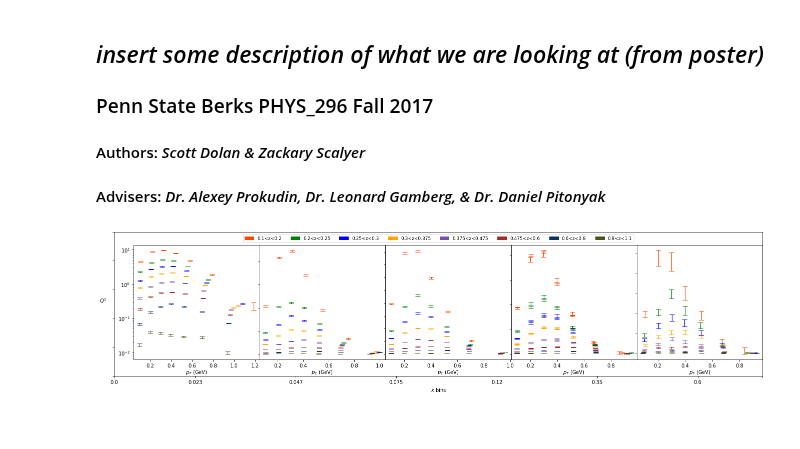
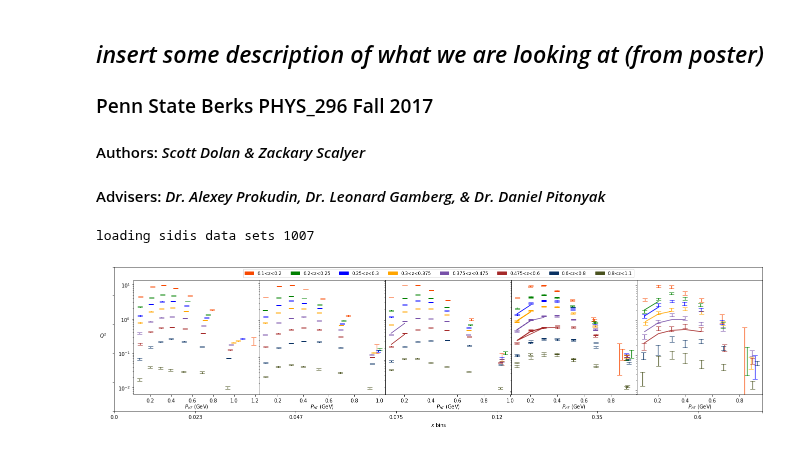
Before and after one commit to prokudin/PSU-PHYS296, a Jupyter notebook: Python/notebooks/Hermes1000V6.2N.ipynb, the cells around one changed output. Drawn from its saved outputs; the diff is of its cells as text; code cells hidden in the pictures.

Commit message:
plot

```diff
--- a/Python/notebooks/Hermes1000V6.2N.ipynb
+++ b/Python/notebooks/Hermes1000V6.2N.ipynb
@@ -16,17 +20,35 @@ import matplotlib.patches as mpatches
 from matplotlib.backends.backend_pdf import PdfPages
 # enable plots in the notebook
 %matplotlib inline
+# %%
+rc("font", **{"family": "sans-serif", "sans-serif": ["Helvetica"]})
+
+conf = load_config("../fitlab/inputs/upol_hermes_noevolution.py")
+
+conf["resman"] = RESMAN(conf)
+conf["resman"].get_residuals(conf["parman"].par)
+
+data = pd.concat(pd.DataFrame(d)
+                 for d in conf["resman"].sidisres.tabs.values())
+
+data = data[(data["hadron"] == "pi+") &
+            (data["target"] == "proton")]
+# %% [output]
+loading sidis data sets 1007
 # %%
 #####################
 # reading the data ##
 #####################
 #dat=pd.read_excel('E:/Laptop/School/Interships/Dr_Prokudin/Juniper82/PHYS296/dat/expdat/1000.xlsx');
-dat=pd.read_excel('C:/Users/Dolam/Documents/Scott/1000.xlsx');
+#dat=pd.read_excel('C:/Users/Dolam/Documents/Scott/1000.xlsx');
+dat=pd.read_excel('../database/sidis/expdata/1000.xlsx');
 # %%
 ######################
 # Calculated values ##
 ######################
 dat["delta"] = np.sqrt(dat["stat_u"]**2.0) # measurment error
+
+data["delta"] = np.sqrt(data["stat_u"]**2.0) # measurment error
 # %%
 ##################
 ## Binning data ##
@@ -42,6 +64,10 @@ dat['xBin'] = pd.cut(dat['x'], xBin,labels = False, retbins=0)
 dat['Q2Bin'] = pd.cut(dat['Q2'], Q2Bin,labels = False, retbins=0)
 dat['zBin'] = pd.cut(dat['z'], zBin,labels = False, retbins=0)
 
+data['xBin'] = pd.cut(data['x'], xBin,labels = False, retbins=0)
+data['Q2Bin'] = pd.cut(data['Q2'], Q2Bin,labels = False, retbins=0)
+data['zBin'] = pd.cut(data['z'], zBin,labels = False, retbins=0)
+
 # bins for x and y that have non-empty intersection
 pTdatmod=[0,1,2,3,4] # xBins that overlap Q2Bins
 valuedatmod=[0] # Q2bins that overlap xBins
@@ -50,7 +76,7 @@ valuedatmod=[0] # Q2bins that overlap xBins
 # HermesPlot ##
 ###############  Reduced matix
 # initialize the figure
-fig1=py.figure(figsize=(18, 4),facecolor="white") # figsize; wxh in inche
+fig1=plt.figure(figsize=(18, 4),facecolor="white") # figsize; wxh in inche
 globalGrid=gridspec.GridSpec(1, 1,left=0.03,right=1,top=.91,bottom=.115, wspace=0.0, hspace=0.0) # plot for subplot matrix as 1x1 matrix
 innerGrid=gridspec.GridSpecFromSubplotSpec(1,5 , subplot_spec=globalGrid[0], wspace=0.0, hspace=0.0) # 5x6 subplot grid
 
@@ -81,32 +107,48 @@ Zpatch7 = mpatches.Patch(color=Zcolor[6], label='0.6<z<0.8')
 Zpatch8 = mpatches.Patch(color=Zcolor[7], label='0.8<z<1.1')
 
 ax.legend(handles=[Zpatch1,Zpatch2,Zpatch3,Zpatch4,Zpatch5,Zpatch6,Zpatch7,Zpatch8],
           loc='upper center',
           ncol=8,prop={'size': 9}
           )
 
 for f,F in zip(range(len(pTdatmod)),pTdatmod):
     for j,J in zip(range(len(valuedatmod)),valuedatmod):
 
         k = int(f) # kth possition for subplot on innerGrid matrix
         maskX = dat['xBin'].isin([F]) # returns boolean for all Jth xBin in dat
         maskY = dat['Q2Bin'].isin([J]) # returns boolean for all Fth Q2Bin in dat
 
+        maskX_thr = data['xBin'].isin([F]) # returns boolean for all Jth xBin in dat
+        maskY_thr = data['Q2Bin'].isin([J]) # returns boolean for all Fth Q2Bin in dat
+
         ax = fig1.add_subplot(innerGrid[k]) # add subplot in innerGrid
         xydat = dat[maskX & maskY] # subset of data for Jth xBin and Fth Q2Bin
+
+        xydata = data[maskX_thr & maskY_thr] # subset of data for Jth xBin and Fth Q2Bin
+
         for z in range(len(zBin)-1):
             maskZ = xydat["zBin"].isin([z])
             databin = xydat[maskZ]
 
+            maskZ_thr = xydata["zBin"].isin([z])
+            databin_thr = xydata[maskZ_thr]
+
             if f != 0:
                 ax.errorbar(databin['pT'],databin['value'],yerr=databin['delta'],capsize=5,linestyle="",color = Zcolor[z],elinewidth=1.25)
                 ax.set_xlabel(r"$p_T$ (GeV)",labelpad=1)
+                ax.set_yscale('log')
+                ax.set_yticklabels('')
+
+                ax.plot(databin_thr['pT'],databin_thr['thy'],linestyle="-",color = Zcolor[z])
+                ax.set_xlabel(r"$P_{hT}$ (GeV)",labelpad=1)
                 ax.set_yticklabels('')
 
             else:
                 ax.errorbar(databin['pT'],databin['value'],yerr=databin['delta'],capsize=5,linestyle="", color = Zcolor[z],elinewidth=1.25)
 
-                ax.set_xlabel(r"$p_T$ (GeV)",labelpad=1)
+                ax.plot(databin_thr['pT'],databin_thr['thy'],linestyle="-",color = Zcolor[z])
+
+                ax.set_xlabel(r"$P_{hT}$ (GeV)",labelpad=1)
                 ax.set_yscale('log')
 # %% [output]
-[figure, old version]
+[figure, new version]
```
Also changed, not shown: parts of 1 cell of this notebook.
